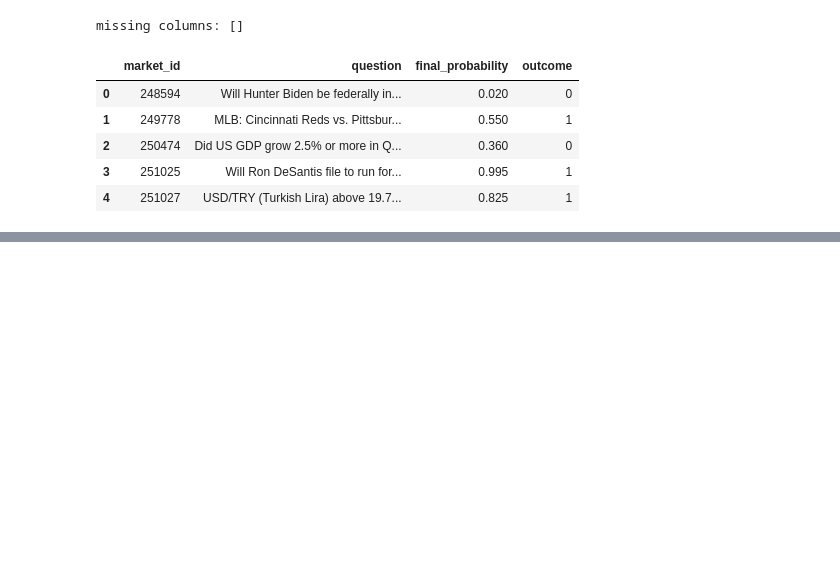
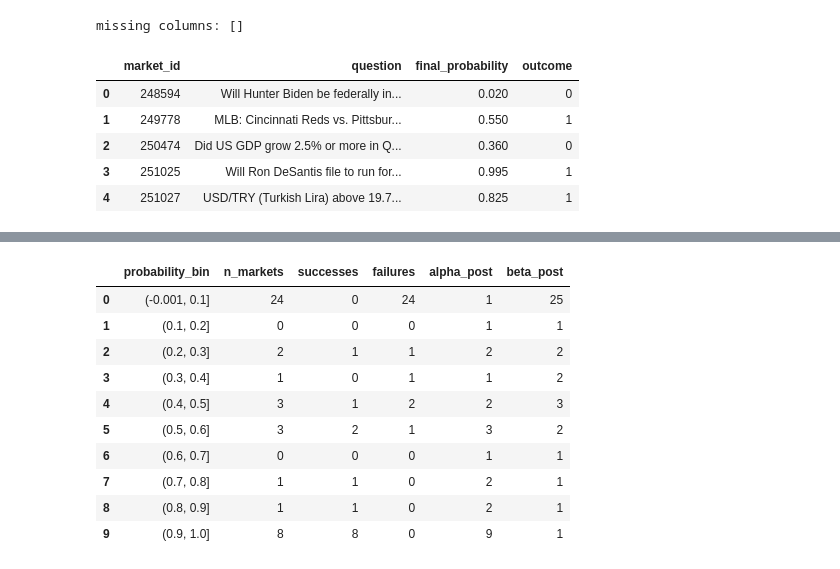
Before and after one commit to ADRIANVM117/data-science-portfolio, a Jupyter notebook: Bayesian_Fair_Value_Estimation_and_Mispricing_Detection_in_Prediction_Markets/notebooks/05_Bayesian_Fair_Value_Model.ipynb, the cells around one changed output, grey strips where cells are left out. Cells and saved outputs as stored; diff of their text form; code cells hidden in the pictures; blank space fills up the shorter version.

```diff
--- a/Bayesian_Fair_Value_Estimation_and_Mispricing_Detection_in_Prediction_Markets/notebooks/05_Bayesian_Fair_Value_Model.ipynb
+++ b/Bayesian_Fair_Value_Estimation_and_Mispricing_Detection_in_Prediction_Markets/notebooks/05_Bayesian_Fair_Value_Model.ipynb
@@ -82,0 +214,43 @@ missing columns: []
+# %%
+alpha_prior = 1
+beta_prior = 1
+
+calibration_table["failures"] = (
+    calibration_table["n_markets"]
+    - calibration_table["successes"]
+)
+
+calibration_table["alpha_post"] = (
+    alpha_prior
+    + calibration_table["successes"]
+)
+
+calibration_table["beta_post"] = (
+    beta_prior
+    + calibration_table["failures"]
+)
+
+display(
+    calibration_table[
+        [
+            "probability_bin",
+            "n_markets",
+            "successes",
+            "failures",
+            "alpha_post",
+            "beta_post"
+        ]
+    ]
+)
+# %% [output]
+|  | probability_bin | n_markets | successes | failures | alpha_post | beta_post |
+| 0 | (-0.001, 0.1] | 24 | 0 | 24 | 1 | 25 |
+| 1 | (0.1, 0.2] | 0 | 0 | 0 | 1 | 1 |
+| 2 | (0.2, 0.3] | 2 | 1 | 1 | 2 | 2 |
+| 3 | (0.3, 0.4] | 1 | 0 | 1 | 1 | 2 |
+| 4 | (0.4, 0.5] | 3 | 1 | 2 | 2 | 3 |
+| 5 | (0.5, 0.6] | 3 | 2 | 1 | 3 | 2 |
+| 6 | (0.6, 0.7] | 0 | 0 | 0 | 1 | 1 |
+| 7 | (0.7, 0.8] | 1 | 1 | 0 | 2 | 1 |
+| 8 | (0.8, 0.9] | 1 | 1 | 0 | 2 | 1 |
+| 9 | (0.9, 1.0] | 8 | 8 | 0 | 9 | 1 |
```
Also changed, not shown: parts of 18 cells of this notebook, 1 other file.
